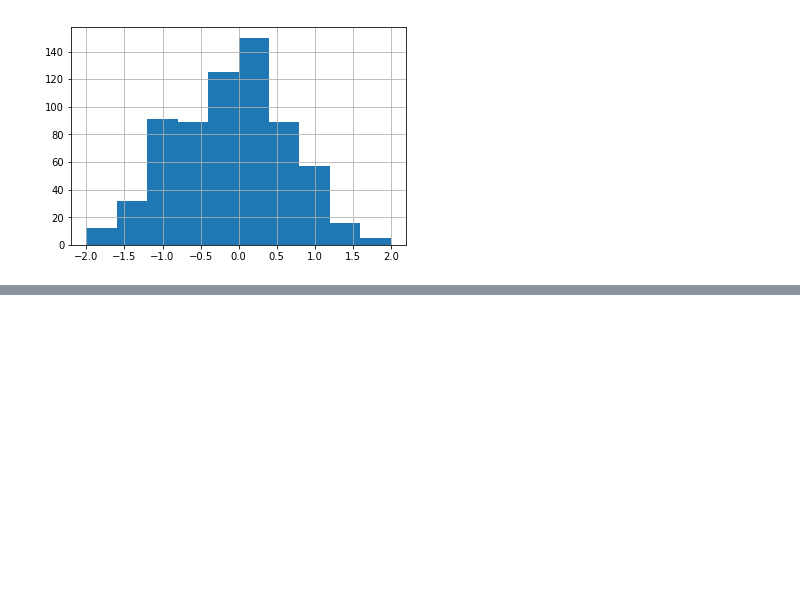
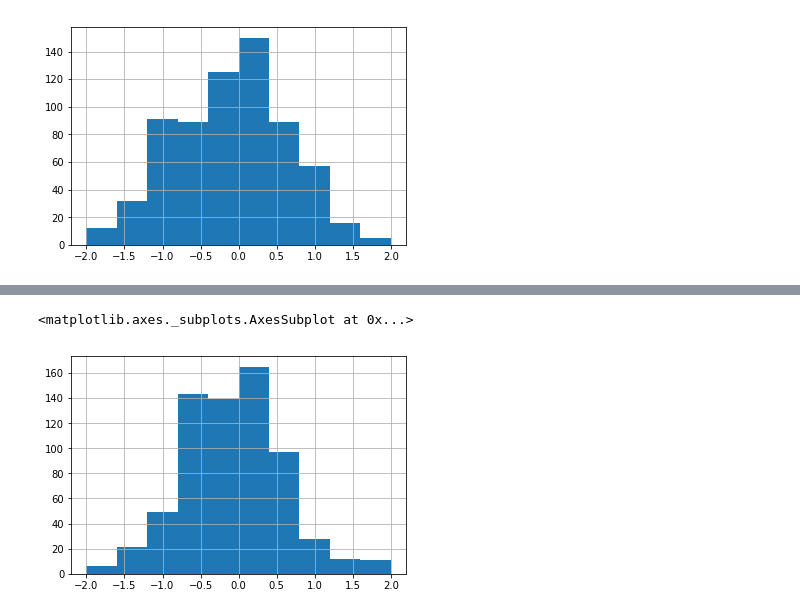
Before and after one commit to BA545-SP2019/2019-competition1-jkj, a Jupyter notebook: Standardization.ipynb, the cells around one changed output, grey strips where cells are left out. Cells and saved outputs as stored; diff of their text form; code cells hidden in the pictures; blank space fills up the shorter version.

```diff
--- a/Standardization.ipynb
+++ b/Standardization.ipynb
@@ -145,0 +152,5 @@ scaled_df['P(IPO)'].hist(range=(-2,2))
+# %%
+stand_df['P(L)'].hist(range=(-2,2))
+# %% [output]
+<matplotlib.axes._subplots.AxesSubplot at 0x...>
+[figure, added]
```
Also changed, not shown: parts of 32 cells of this notebook, 7 other files.
